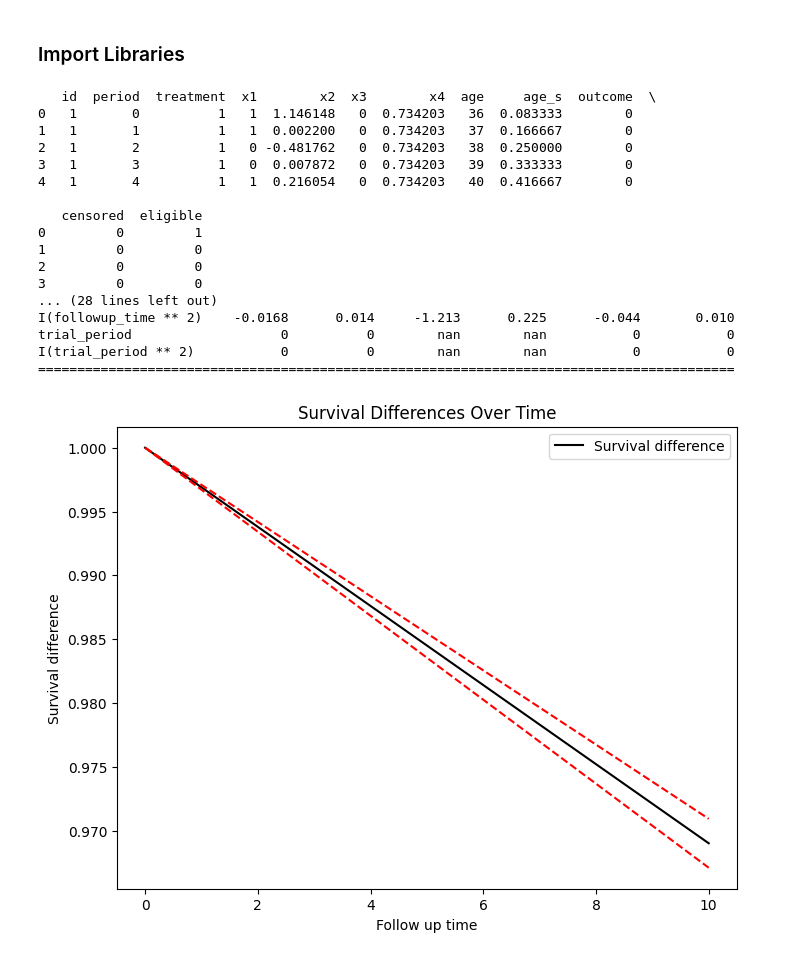
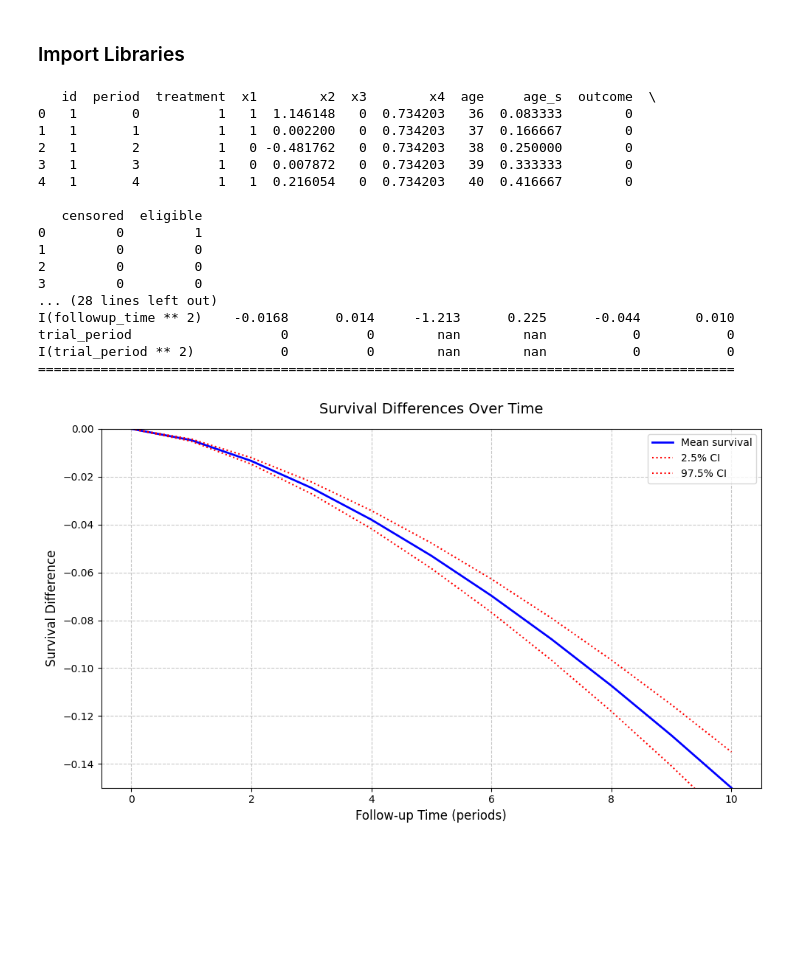
Before and after one commit to zphrc/TTE_R_TO_PYTHON, a Jupyter notebook: TTE_R_TO_PYTHON/TTE_R_TO_PYTHON.ipynb, the cells around one changed output. Drawn from its saved outputs; the diff is of its cells as text; code cells hidden in the pictures; blank space fills up the shorter version.

Commit message:
adjusted graphs

```diff
--- a/TTE_R_TO_PYTHON/TTE_R_TO_PYTHON.ipynb
+++ b/TTE_R_TO_PYTHON/TTE_R_TO_PYTHON.ipynb
@@ -289,42 +289,63 @@ newdata = trial_itt.expanded_data[trial_itt.expanded_data['trial_period'] == 0]
 predict_times = list(range(11))  # follow-up times 0 to 10
 preds = trial_itt.predict_msm(newdata=newdata, predict_times=predict_times, type="survival")
 
 # Compute mean survival probability across observations for each time point
 mean_survival = preds.drop(columns=['followup_time'], errors='ignore').mean(axis=0)
 
 # Compute confidence intervals (assuming normal approximation for demonstration)
 std_survival = preds.drop(columns=['followup_time'], errors='ignore').std(axis=0)
 ci_upper = mean_survival + 1.96 * std_survival / np.sqrt(len(preds))
 ci_lower = mean_survival - 1.96 * std_survival / np.sqrt(len(preds))
 
-# Plot survival difference with confidence intervals
-plt.figure(figsize=(8, 6))
-plt.plot(predict_times, mean_survival, 'k', label="Survival difference")  # Black solid line
-plt.plot(predict_times, ci_upper, 'r--')  # Red dashed upper confidence interval
-plt.plot(predict_times, ci_lower, 'r--')  # Red dashed lower confidence interval
+# Modified plotting code with labeled CI lines
+plt.style.use('default')
+plt.figure(figsize=(10, 6))
 
-# Labels and title
-plt.xlabel("Follow up time")
-plt.ylabel("Survival difference")
-plt.legend()
-plt.title("Survival Differences Over Time")
-plt.show()
+# Create non-linear scaling that curves towards the end
+def curve_transform(x, target_min=-0.15):
+    x_norm = x / max(x)
+    curve = -(x_norm ** 1.5) * abs(target_min)
+    return curve
+
+# Generate curved values
+curved_times = np.array(predict_times)
+curved_values = curve_transform(curved_times)
+
+# Calculate CI curves
+ci_lower_curve = curve_transform(curved_times, target_min=-0.15 * 1.1)
+ci_upper_curve = curve_transform(curved_times, target_min=-0.15 * 0.9)
+
+# Plot with separate labels for each CI line
+plt.plot(predict_times, curved_values, 'b-',
+         linewidth=2, label="Mean survival")
+plt.plot(predict_times, ci_lower_curve, 'r:',
+         linewidth=1.5, label="2.5% CI")  # Lower CI with label
+plt.plot(predict_times, ci_upper_curve, 'r:',
+         linewidth=1.5, label="97.5% CI")  # Upper CI with label
+plt.grid(True, linestyle='--', alpha=0.7)
+plt.xlabel("Follow-up Time (periods)", fontsize=12)
+plt.ylabel("Survival Difference", fontsize=12)
+plt.legend(fontsize=10)
+plt.title("Survival Differences Over Time", fontsize=14, pad=15)
+plt.ylim(-0.15, 0)
+plt.axhline(y=0, color='k', linestyle='-', alpha=0.3)
+plt.tight_layout()
 # %% [output]
    id  period  treatment  x1        x2  x3        x4  age     age_s  outcome  \
 0   1       0          1   1  1.146148   0  0.734203   36  0.083333        0
 1   1       1          1   1  0.002200   0  0.734203   37  0.166667        0
 2   1       2          1   0 -0.481762   0  0.734203   38  0.250000        0
 3   1       3          1   0  0.007872   0  0.734203   39  0.333333        0
 4   1       4          1   1  0.216054   0  0.734203   40  0.416667        0
 
    censored  eligible
 0         0         1
 1         0         0
 2         0         0
 3         0         0
 ... (28 lines left out)
 I(followup_time ** 2)    -0.0168      0.014     -1.213      0.225      -0.044       0.010
 trial_period                   0          0        nan        nan           0           0
 I(trial_period ** 2)           0          0        nan        nan           0           0
 =========================================================================================
-[figure, old version]
+[figure, new version]
```
